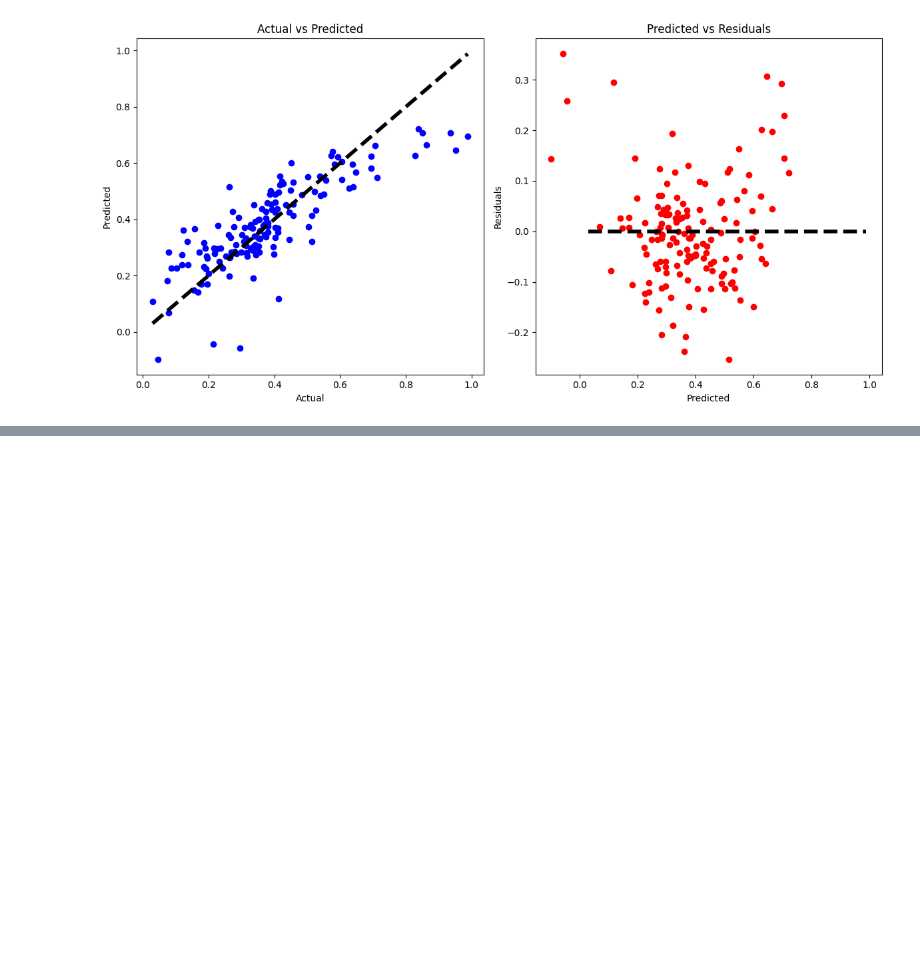
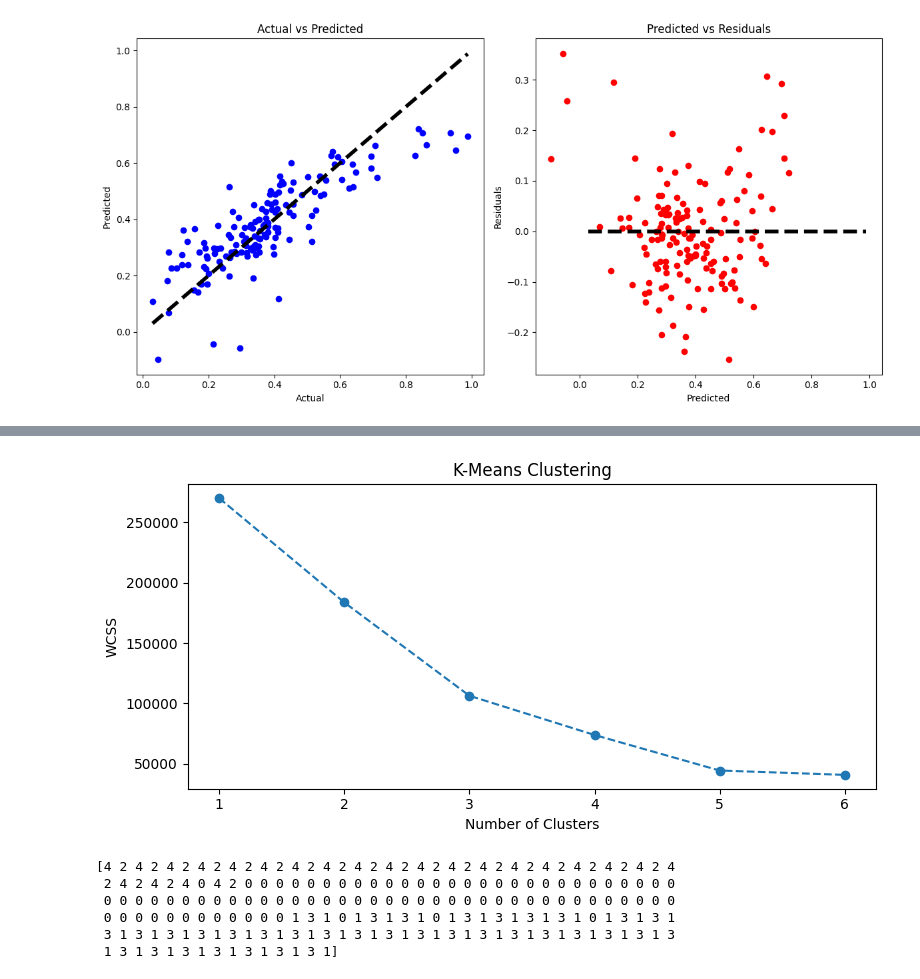
Before and after one commit to UsepSyaikalArifin/basic_machine_learning, a Jupyter notebook: machine_learning_with_python_for_beginner.ipynb, the cells around one changed output, grey strips where cells are left out. Drawn from its saved outputs; the diff is of its cells as text; code cells hidden in the pictures; blank space fills up the shorter version.

Commit message:
Unsupervised Learning: Pemodelan dengan KMeans Model

```diff
--- a/machine_learning_with_python_for_beginner.ipynb
+++ b/machine_learning_with_python_for_beginner.ipynb
@@ -749,0 +752,9 @@ Root Mean Squared Error (RMSE): 0.1044654232549747
+# %%
+# Import Library
+from sklearn.cluster import KMeans
+
+# Load Dataset
+dataset_mall_customer = pd.read_csv(f"https://storage.googleapis.com/dqlab-dataset/pythonTutorial/mall_customers.csv")
+
+# Display the first 5 rows of the dataset
+display(dataset_mall_customer.head())
@@ -749,0 +768,6 @@ Root Mean Squared Error (RMSE): 0.1044654232549747
+# %%
+# Selecting Feature
+dataset_mall_customer_feature = dataset_mall_customer[["annual_income","spending_score"]]
+
+# display the first 5 rows of the dataset
+display(dataset_mall_customer_feature.head())
@@ -749,0 +781,32 @@ Root Mean Squared Error (RMSE): 0.1044654232549747
+# %%
+# Elbow Method - Inertia plot
+wcss = []
+for k in range(1, 7):
+    kmeans = KMeans(n_clusters = k, init = 'k-means++', random_state = 42)
+    kmeans.fit(dataset_mall_customer_feature)
+    wcss.append(kmeans.inertia_)  # inertia method returns wcss for that model
+
+# Plot Elbow Method
+fig, axs = plt.subplots(1, 1, figsize=(8, 4))
+axs.plot(range(1, 7), wcss, marker='o', linestyle='--')
+axs.set_xlabel('Number of Clusters')
+axs.set_ylabel('WCSS')
+axs.set_title('K-Means Clustering')
+plt.tight_layout()
+plt.show()
+# %% [output]
+[figure, added]
+# %%
+# Define cluster model
+model_kmeans = KMeans(n_clusters = 5, init = 'k-means++', random_state = 42)
+labels = model_kmeans.fit_predict(dataset_mall_customer_feature)
+
+# Tampilkan labels
+print(labels)
+# %% [output]
+[4 2 4 2 4 2 4 2 4 2 4 2 4 2 4 2 4 2 4 2 4 2 4 2 4 2 4 2 4 2 4 2 4 2 4 2 4
+ 2 4 2 4 2 4 0 4 2 0 0 0 0 0 0 0 0 0 0 0 0 0 0 0 0 0 0 0 0 0 0 0 0 0 0 0 0
+ 0 0 0 0 0 0 0 0 0 0 0 0 0 0 0 0 0 0 0 0 0 0 0 0 0 0 0 0 0 0 0 0 0 0 0 0 0
+ 0 0 0 0 0 0 0 0 0 0 0 0 1 3 1 0 1 3 1 3 1 0 1 3 1 3 1 3 1 3 1 0 1 3 1 3 1
+ 3 1 3 1 3 1 3 1 3 1 3 1 3 1 3 1 3 1 3 1 3 1 3 1 3 1 3 1 3 1 3 1 3 1 3 1 3
+ 1 3 1 3 1 3 1 3 1 3 1 3 1 3 1]
```
Also changed, not shown: parts of 5 cells of this notebook, 1 other file.
